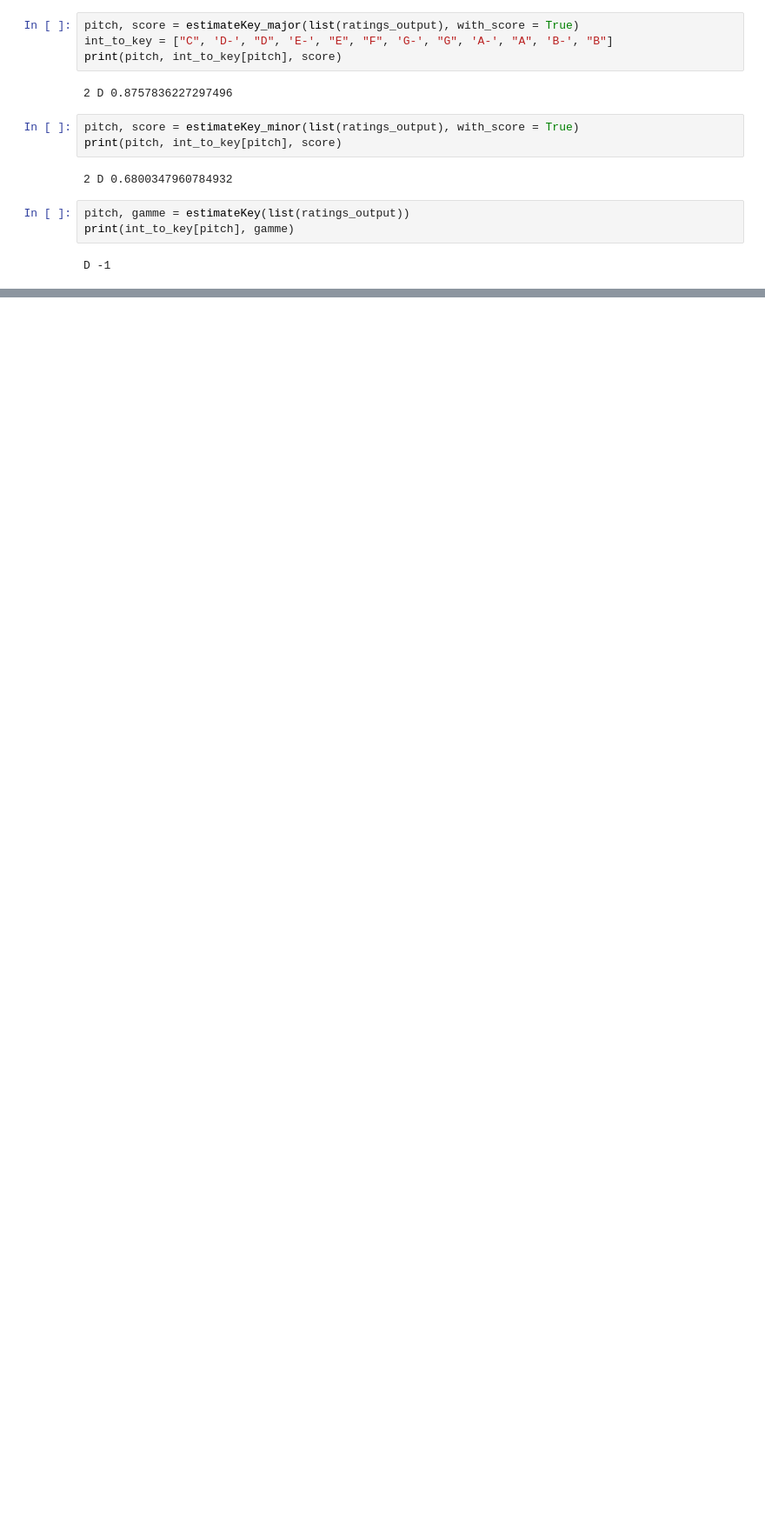
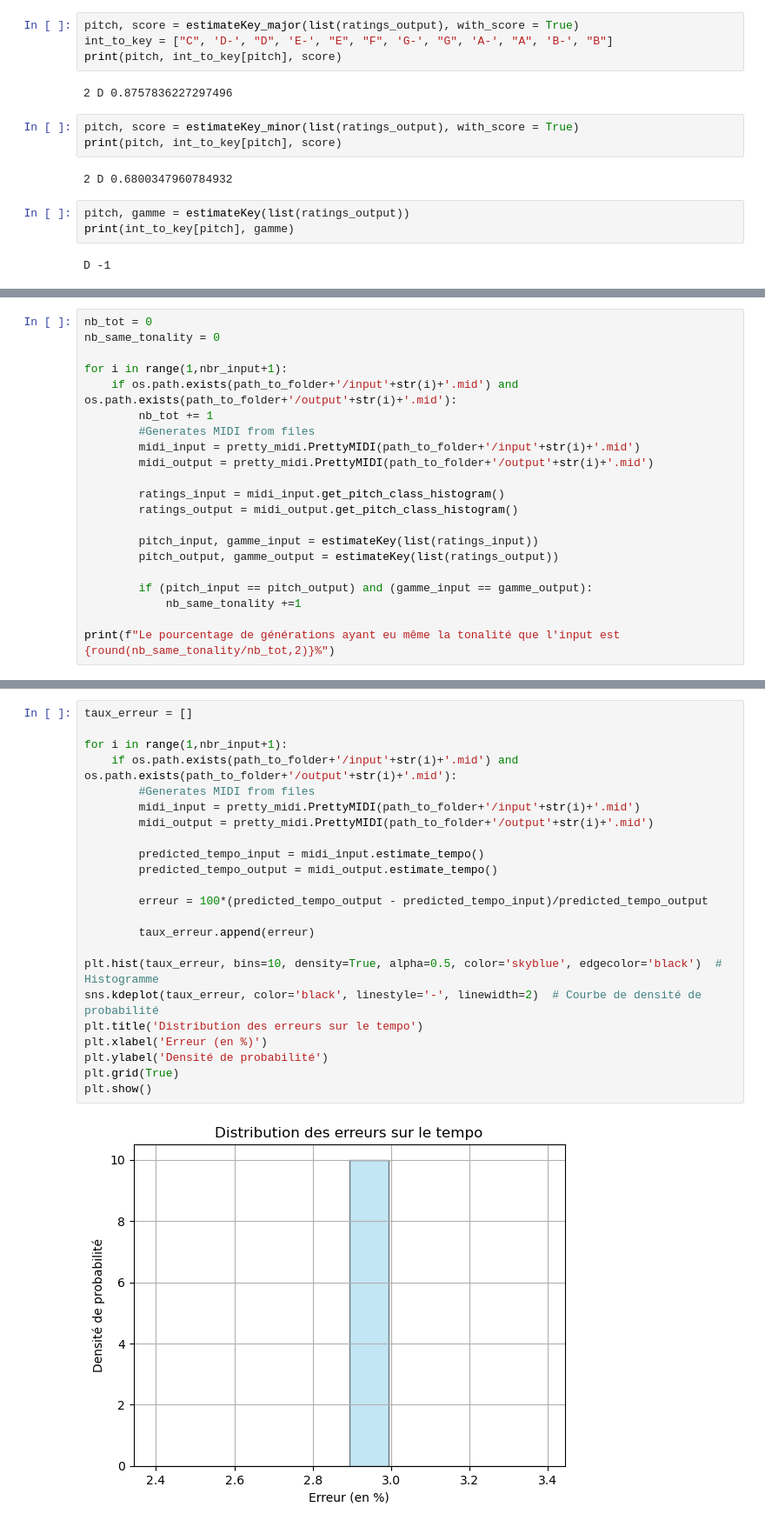
Before and after one commit to rravelli/piiia-midi-completion, a Jupyter notebook: midi_transformer/test_your_generations.ipynb, the cells around one changed output, grey strips where cells are left out. Shown: that part at 87% size. Cells and saved outputs as stored; diff of their text form; blank space fills up the shorter version.

Commit message:
feat: test on many output

```diff
--- a/midi_transformer/test_your_generations.ipynb
+++ b/midi_transformer/test_your_generations.ipynb
@@ -185,0 +208,21 @@ D -1
+# %%
+nb_tot = 0
+nb_same_tonality = 0
+
+for i in range(1,nbr_input+1):
+    if os.path.exists(path_to_folder+'/input'+str(i)+'.mid') and os.path.exists(path_to_folder+'/output'+str(i)+'.mid'):
+        nb_tot += 1
+        #Generates MIDI from files
+        midi_input = pretty_midi.PrettyMIDI(path_to_folder+'/input'+str(i)+'.mid')
+        midi_output = pretty_midi.PrettyMIDI(path_to_folder+'/output'+str(i)+'.mid')
+
+        ratings_input = midi_input.get_pitch_class_histogram()
+        ratings_output = midi_output.get_pitch_class_histogram()
+
+        pitch_input, gamme_input = estimateKey(list(ratings_input))
+        pitch_output, gamme_output = estimateKey(list(ratings_output))
+
+        if (pitch_input == pitch_output) and (gamme_input == gamme_output):
+            nb_same_tonality +=1
+
+print(f"Le pourcentage de générations ayant eu même la tonalité que l'input est {round(nb_same_tonality/nb_tot,2)}%")
@@ -185,0 +233,25 @@ D -1
+# %%
+taux_erreur = []
+
+for i in range(1,nbr_input+1):
+    if os.path.exists(path_to_folder+'/input'+str(i)+'.mid') and os.path.exists(path_to_folder+'/output'+str(i)+'.mid'):
+        #Generates MIDI from files
+        midi_input = pretty_midi.PrettyMIDI(path_to_folder+'/input'+str(i)+'.mid')
+        midi_output = pretty_midi.PrettyMIDI(path_to_folder+'/output'+str(i)+'.mid')
+
+        predicted_tempo_input = midi_input.estimate_tempo()
+        predicted_tempo_output = midi_output.estimate_tempo()
+
+        erreur = 100*(predicted_tempo_output - predicted_tempo_input)/predicted_tempo_output
+
+        taux_erreur.append(erreur)
+
+plt.hist(taux_erreur, bins=10, density=True, alpha=0.5, color='skyblue', edgecolor='black')  # Histogramme
+sns.kdeplot(taux_erreur, color='black', linestyle='-', linewidth=2)  # Courbe de densité de probabilité
+plt.title('Distribution des erreurs sur le tempo')
+plt.xlabel('Erreur (en %)')
+plt.ylabel('Densité de probabilité')
+plt.grid(True)
+plt.show()
+# %% [output]
+[figure, added]
```
Also changed, not shown: parts of 9 cells of this notebook.
